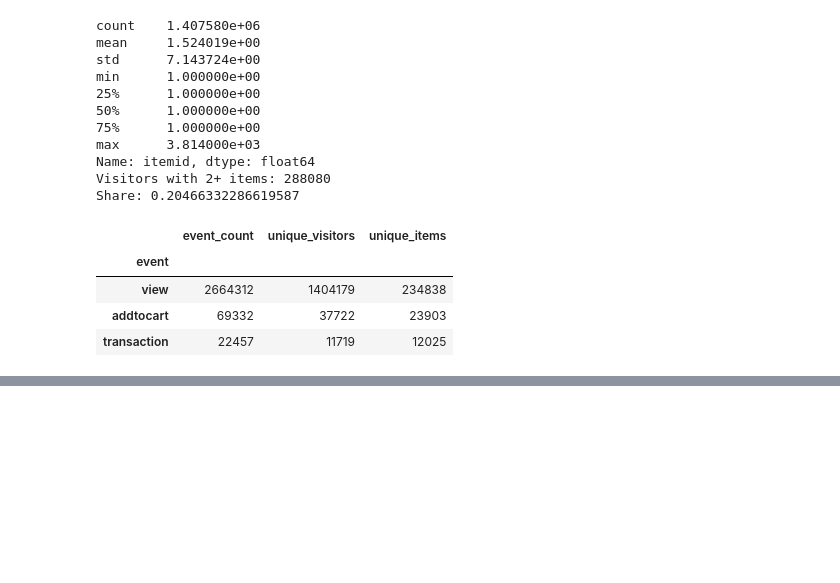
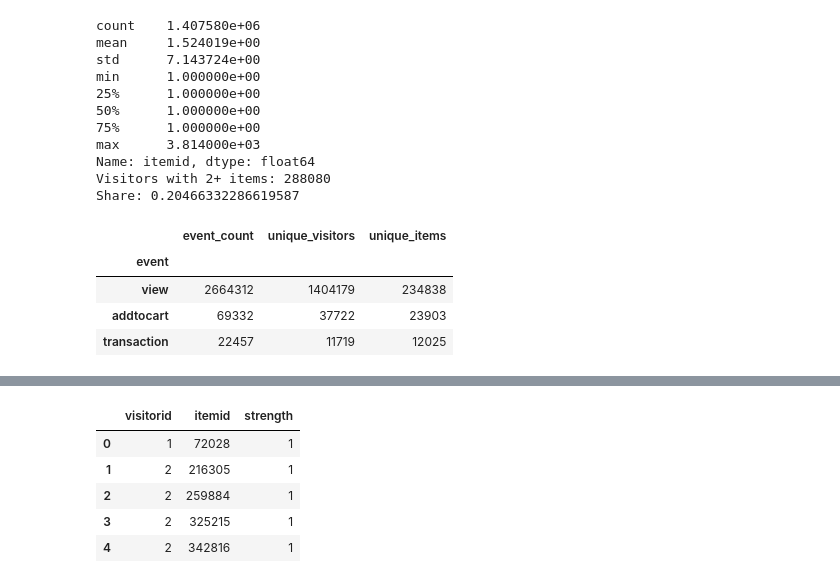
Before and after one commit to smtaras/Recommendation-system, a Jupyter notebook: 02_personalized_recommendations.ipynb, the cells around one changed output, grey strips where cells are left out. Drawn from its saved outputs; the diff is of its cells as text; code cells hidden in the pictures; blank space fills up the shorter version.

```diff
--- a/02_personalized_recommendations.ipynb
+++ b/02_personalized_recommendations.ipynb
@@ -66,0 +75,11 @@ event_summary
+# %%
+cutoff = events["timestamp"].quantile(0.8)
+
+train_events = events[events["timestamp"] <= cutoff].copy()
+test_events = events[events["timestamp"] > cutoff].copy()
+
+print("Cutoff:", pd.to_datetime(cutoff, unit="ms", utc=True))
+print("Train rows:", len(train_events))
+print("Test rows:", len(test_events))
+print("Last train event:", pd.to_datetime(train_events["timestamp"].max(), unit="ms", utc=True))
+print("First test event:", pd.to_datetime(test_events["timestamp"].min(), unit="ms", utc=True))
@@ -66,0 +135,26 @@ event_summary
+# %%
+event_weights = {
+    "view": 1,
+    "addtocart": 3,
+    "transaction": 5,
+}
+
+weighted_train_events = train_events.copy()
+weighted_train_events["strength"] = (
+    weighted_train_events["event"].map(event_weights)
+)
+
+user_item_interactions = (
+    weighted_train_events
+    .groupby(["visitorid", "itemid"], as_index=False)["strength"]
+    .max()
+)
+
+user_item_interactions.head()
+# %% [output]
+|  | visitorid | itemid | strength |
+| 0 | 1 | 72028 | 1 |
+| 1 | 2 | 216305 | 1 |
+| 2 | 2 | 259884 | 1 |
+| 3 | 2 | 325215 | 1 |
+| 4 | 2 | 342816 | 1 |
```
Also changed, not shown: parts of 23 cells of this notebook.
